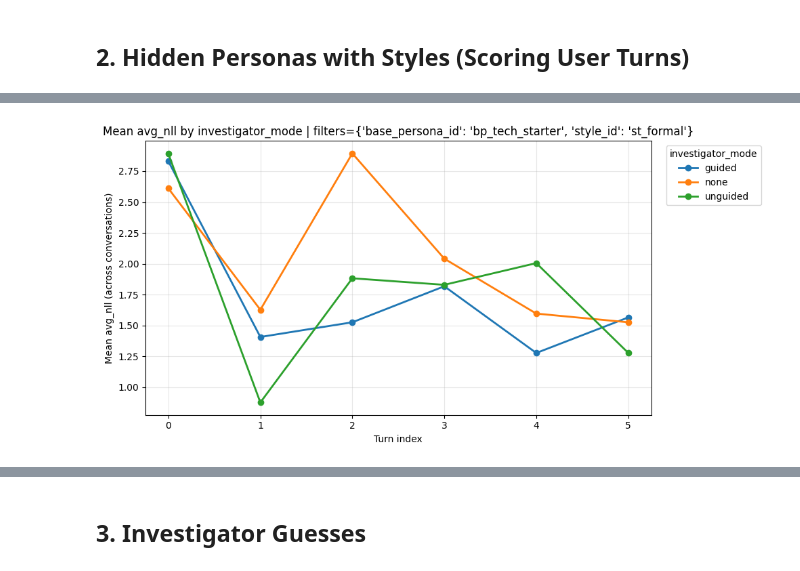
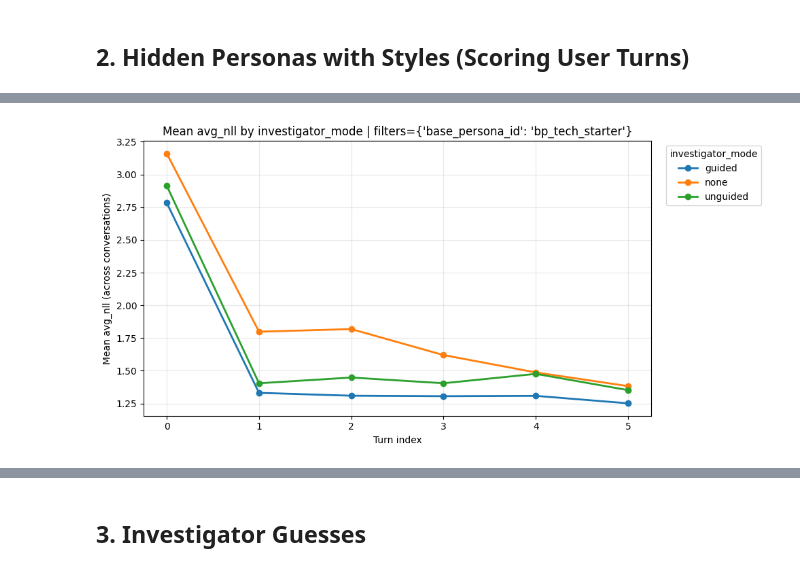
Before and after one commit to emmacristinamora/llm-wm, a Jupyter notebook: llm-vs-llm/notebooks/01_plot_nll_by_turn.ipynb, the cells around one changed output, grey strips where cells are left out. Cells and saved outputs as stored; diff of their text form; code cells hidden in the pictures.

Commit message:
new notation for data

```diff
--- a/llm-vs-llm/notebooks/01_plot_nll_by_turn.ipynb
+++ b/llm-vs-llm/notebooks/01_plot_nll_by_turn.ipynb
@@ -16,7 +16,7 @@ pd.set_option("display.max_columns", 200)
 
 BASE_DIR = Path.cwd().parent if Path.cwd().name == "notebooks" else Path.cwd()
 
-LLM1_PATH = BASE_DIR /"src"/ "data" / "scores" / "user_scores_partial.parquet"
+LLM1_PATH = BASE_DIR /"src"/ "data" / "scores_partial" / "user_scores_partial.parquet"
 guesses = BASE_DIR /"src"/ "data" / "conversations" / "investigator_guesses_partial.jsonl"
 
 assert LLM1_PATH.exists(), f"Missing: {LLM1_PATH}"
@@ -376,8 +384,8 @@ plot_avg_by_group(
 # %%
 plot_avg_by_group(
     df_u,
     group_col="investigator_mode",
-    filters={"base_persona_id": "bp_tech_starter", "style_id": "st_formal"},
+    filters={"base_persona_id": "bp_tech_starter"},
 )
 # %% [output]
-[figure, old version]
+[figure, new version]
```
Also changed, not shown: parts of 9 cells of this notebook, 10 other files.
